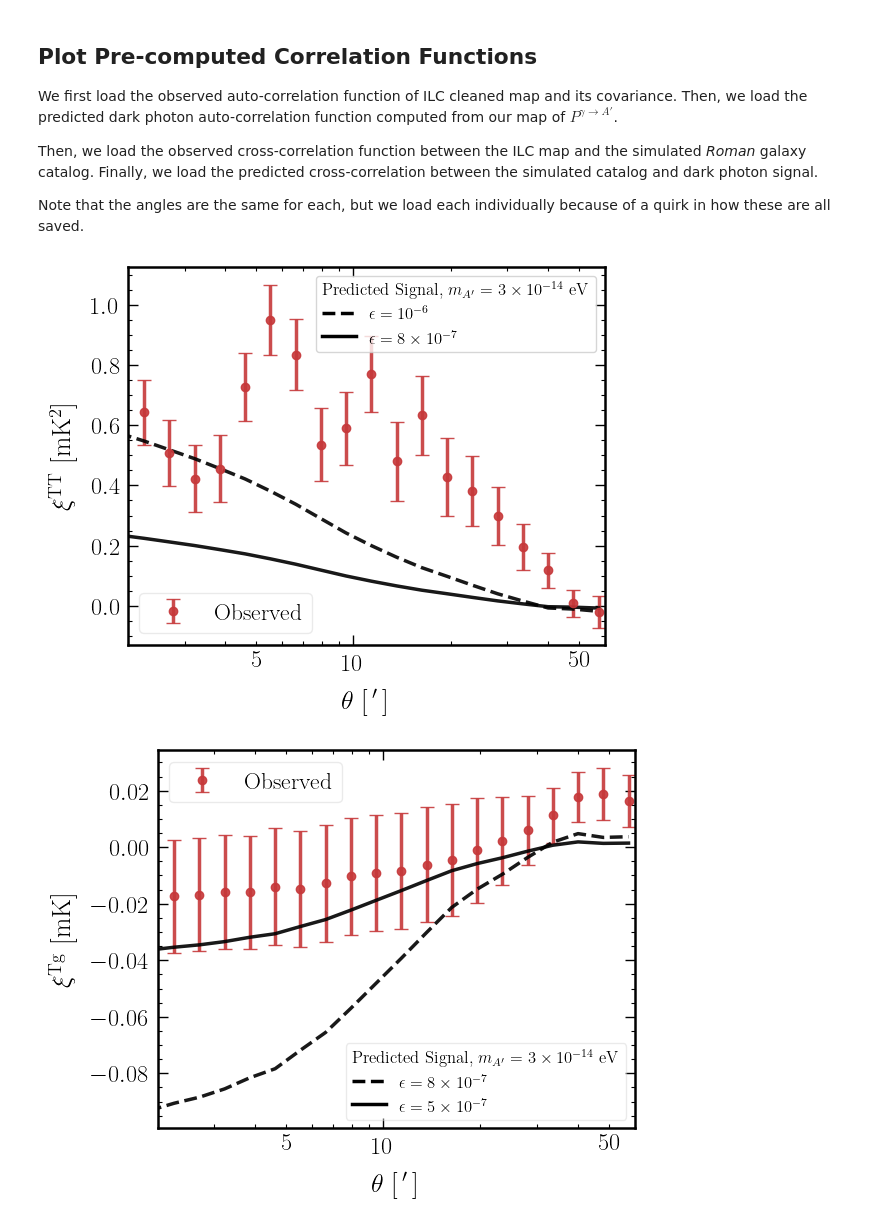
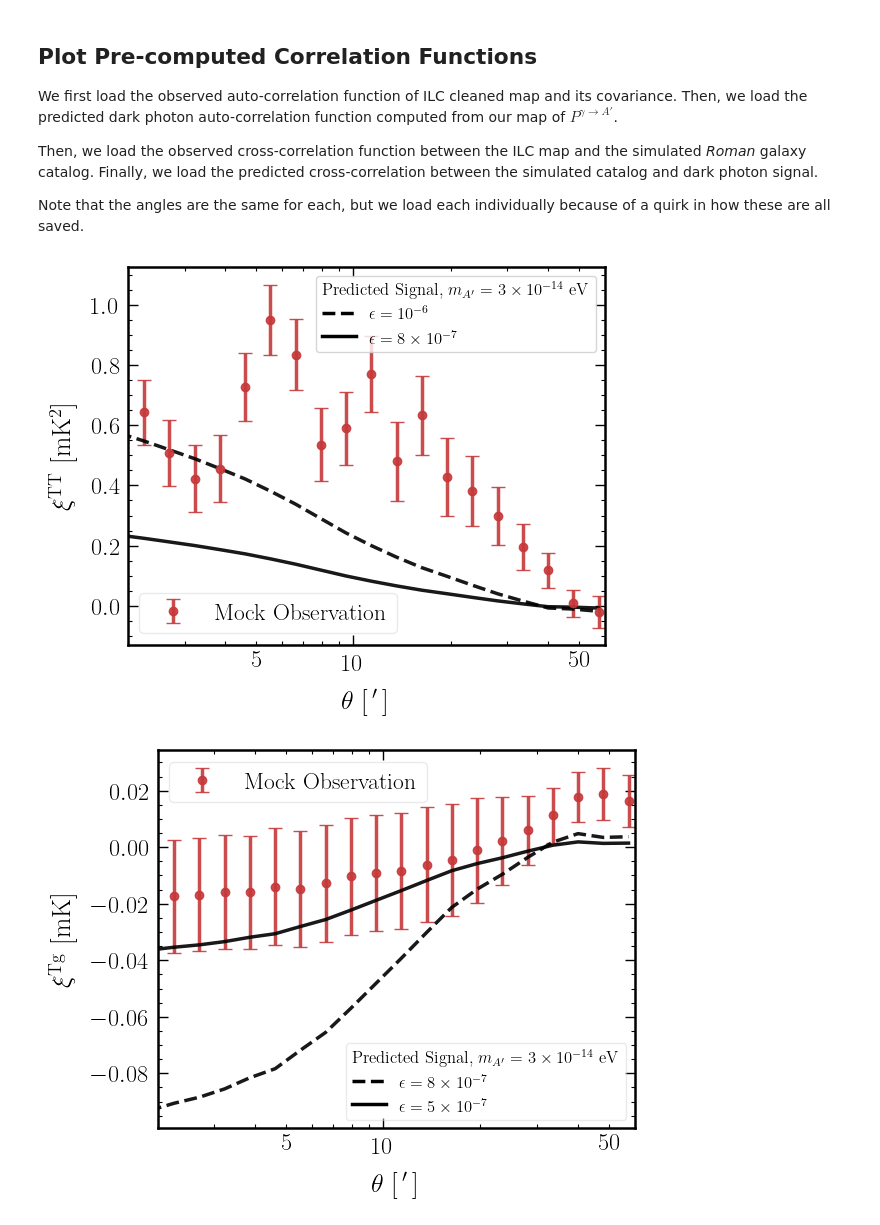
Before and after one commit to bakerem/dark_photons_radio_sky, a Jupyter notebook: notebooks_for_paper/21cmFAST_corr_funcs.ipynb, the cells around one changed output. Cells and saved outputs as stored; diff of their text form; code cells hidden in the pictures.

Commit message:
acctually new plots

```diff
--- a/notebooks_for_paper/21cmFAST_corr_funcs.ipynb
+++ b/notebooks_for_paper/21cmFAST_corr_funcs.ipynb
@@ -86,7 +86,7 @@ epsilon_low = 8e-7
 new_prefac = 2* np.pi * 410e6 * 6.58212e-16 # convert MHz to eV and normalizes to radio frequ
 
 angle_arcmin = obs_auto_rnom * 180/np.pi * 60
-plt.errorbar(angle_arcmin, obs_auto_xi/new_prefac**2, yerr=np.sqrt(np.diag(obs_auto_cov))/new_prefac**2, marker="o", linestyle=" ", label="Observed")
+plt.errorbar(angle_arcmin, obs_auto_xi/new_prefac**2, yerr=np.sqrt(np.diag(obs_auto_cov))/new_prefac**2, marker="o", linestyle=" ", label="Mock Observation")
 plt.plot(angle_arcmin, epsilon_high**4 * pred_auto_xi/new_prefac**2, "--", color="k")
 plt.plot(angle_arcmin, epsilon_low**4 * pred_auto_xi/new_prefac**2, "-", color="k")
 
@@ -94,39 +94,39 @@ plt.xlabel(r"$\theta$ [$\, ^\prime\, $]")
 plt.ylabel(r"$\xi^{\rm TT}$ [mK$^2$]")
 plt.xscale("log")
 # Set major and minor ticks as before, but keep all original ticks
 ax = plt.gca()
 current_ticks = ax.get_xticks(minor=True)
 
 theory_line = Line2D([0,1],[0,1],linestyle='--', color='k')
 # Add labels at x=5 and x=50 while keeping existing minor ticks
 new_minor_ticks = np.unique(np.append(current_ticks, [5.0, 50.0]))
 ax.set_xticks(new_minor_ticks, minor=True)
 minor_labels = [("5" if np.isclose(t, 5.0) else "50" if np.isclose(t, 50.0) else "") for t in new_minor_ticks]
 ax.set_xticklabels(minor_labels, minor=True)
 theory_line2 = Line2D([0,1],[0,1],linestyle='-', color='k')
 
 
 legend2 = plt.legend([theory_line, theory_line2], [r"$\epsilon=10^{-6}$", r"$\epsilon=8\times 10^{-7}$"],
                     loc="upper right",
                     frameon=True, fontsize=12, title=r"Predicted Signal, $m_{A'}=3\times 10^{-14}$ eV", title_fontsize=12, framealpha=0.8)
 # legend2.set_title(r"Predicted Signal, $m_{A'}=5.6\times 10^{-13}$ eV")
 plt.gca().add_artist(legend2)
 legend2._legend_box.align = 'left'
 plt.xlim(2, 60)
 
 # legend1 = plt.legend(fontsize=12, frameon=True,
 #                      loc="lower left",
 #                      framealpha=0.75) # loc='center left', bbox_to_anchor=(1, 0.5))
 
 plt.legend(loc="lower left", frameon=True)
 plt.savefig(f"plots/roman_mA{mA:.3e}_auto_corr.pdf", bbox_inches="tight")
 # %% [output]
-[figure, old version]
+[figure, new version]
 # %%
 # plot cross-correlations
 epsilon_high = 8e-7
 epsilon_low = 5e-7
-plt.errorbar(angle_arcmin, obs_cross_xi/new_prefac, yerr=np.sqrt(np.diag(obs_cross_cov))/new_prefac, marker="o", linestyle=" ", label="Observed")
+plt.errorbar(angle_arcmin, obs_cross_xi/new_prefac, yerr=np.sqrt(np.diag(obs_cross_cov))/new_prefac, marker="o", linestyle=" ", label="Mock Observation")
 plt.plot(angle_arcmin, epsilon_high**2 * pred_cross_xi/new_prefac, "--", color="k")
 plt.plot(angle_arcmin, epsilon_low**2 * pred_cross_xi/new_prefac, "-", color="k")
 
@@ -159,4 +159,4 @@ plt.xlim(2, 60)
 plt.legend(loc="upper left", frameon=True)
 plt.savefig(f"plots/roman_mA{mA:.3e}_cross_corr.pdf", bbox_inches="tight")
 # %% [output]
-[figure, old version]
+[figure, new version]
```
Also changed, not shown: 2 other files.
